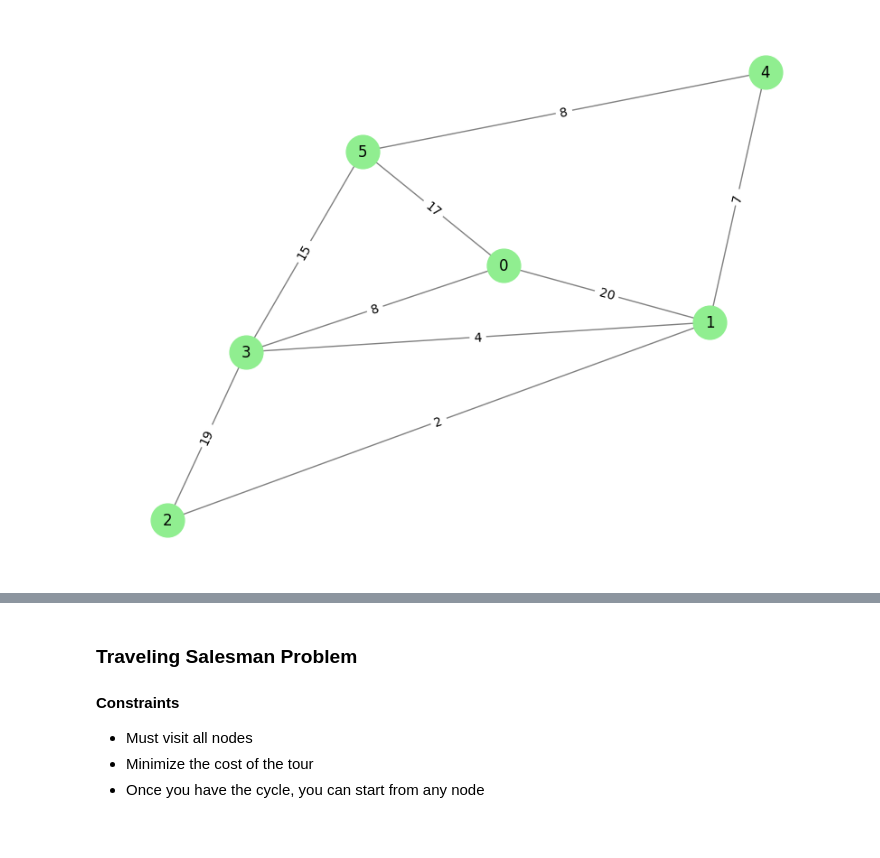
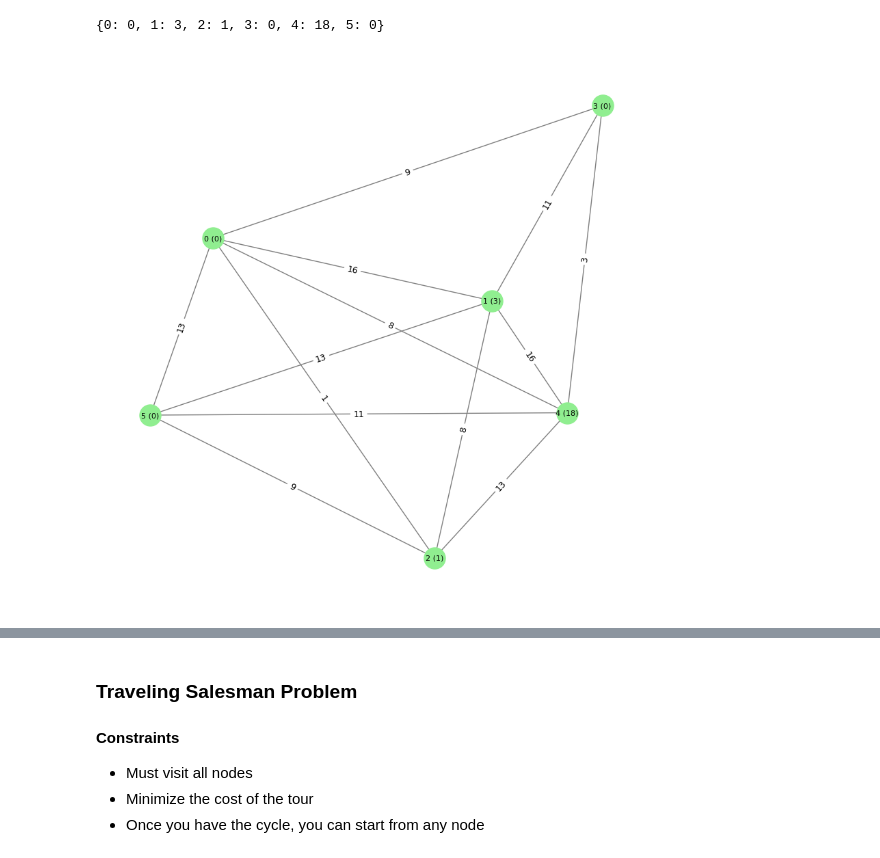
Before and after one commit to malintha/top, a Jupyter notebook: op.ipynb, the cells around one changed output, grey strips where cells are left out. Cells and saved outputs as stored; diff of their text form; code cells hidden in the pictures.

```diff
--- a/op.ipynb
+++ b/op.ipynb
@@ -4,31 +4,101 @@ import random
 import networkx as nx
 import matplotlib.pyplot as plt
 
 def generate_random_weighted_graph(num_nodes, edge_prob, weight_range):
     """
     Generate a random undirected weighted graph.
 
     Parameters:
         num_nodes (int): Number of nodes in the graph.
         edge_prob (float): Probability of an edge existing between two nodes.
         weight_range (tuple): Range (min, max) for edge weights.
 
     Returns:
         G (networkx.Graph): A random undirected weighted graph.
     """
     # Create an empty undirected graph
     G = nx.Graph()
 
     # Add nodes
     G.add_nodes_from(range(num_nodes))
 
     # Add edges with random weights
     for i in range(num_nodes):
         for j in range(i + 1, num_nodes):
             if random.random() < edge_prob:  # Add edge with given probability
                 weight = random.randint(*weight_range)  # Random weight in range
                 G.add_edge(i, j, weight=weight)
 
     return G
+
+def generate_random_connected_weighted_graph(num_nodes, edge_prob, weight_range):
+    """
+    Generate a connected, undirected weighted graph.
+
+    Parameters:
+        num_nodes (int): Number of nodes in the graph.
+        edge_prob (float): Probability of an edge existing between two nodes.
+        weight_range (tuple): Range (min, max) for edge weights.
+
+    Returns:
+        G (networkx.Graph): A connected undirected weighted graph.
+    """
+    if num_nodes < 2:
+        raise ValueError("The graph must have at least 2 nodes.")
+
+    # Create an empty graph
+    G = nx.Graph()
+
+    # Add nodes
+    G.add_nodes_from(range(num_nodes))
+
+    # Step 1: Create a spanning tree to guarantee connectivity
+    nodes = list(range(num_nodes))
+    random.shuffle(nodes)  # Shuffle nodes for randomness
+
+    for i in range(num_nodes - 1):
+        weight = random.randint(*weight_range)
+        G.add_edge(nodes[i], nodes[i + 1], weight=weight)
+
+    # Step 2: Add extra edges based on probability
+    for i in range(num_nodes):
+        for j in range(i + 1, num_nodes):
+            if not G.has_edge(i, j) and random.random() < edge_prob:
+                weight = random.randint(*weight_range)
+                G.add_edge(i, j, weight=weight)
+
+    return G
+
+def vis_graph(g, edge_colors=None):
+    if edge_colors is None:
+        edge_colors = "gray"
+    pos = nx.spring_layout(G, seed=42)  # Layout for node positioning
+    plt.figure(figsize=(8, 8))
+    node_labels = {node: f"{data['label']} ({data['prize']})" for node, data in G.nodes(data=True)}
+
+    nx.draw(G, pos, node_size=500, node_color="lightgreen", edge_color=edge_colors)
+    nx.draw_networkx_labels(G, pos, labels=node_labels, font_size=8)
+
+    edge_labels = nx.get_edge_attributes(G, 'weight')
+    nx.draw_networkx_edge_labels(G, pos, edge_labels=edge_labels, font_size=9)
+    plt.axis("off")
+    plt.show()
+
+num_nodes = 6  # Number of nodes
+edge_prob = 0.8  # Probability of edge creation
+weight_range = (1, 20)  # Weight range for edges
+
+G = generate_random_connected_weighted_graph(num_nodes, edge_prob, weight_range)
+prizes = np.random.randint(20, size=(num_nodes,))
+prizes[0] = prizes[-1] = 0
+prizes = {n: prizes[n] for n in range(num_nodes)}
+labels = {n: f'{n}' for n in range(num_nodes)}
+print(prizes)
+
+nx.set_node_attributes(G, prizes, "prize")
+nx.set_node_attributes(G, labels, "label")
+
+vis_graph(G)
 # %% [output]
+{0: 0, 1: 3, 2: 1, 3: 0, 4: 18, 5: 0}
-[figure, old version]
+[figure, new version]
```
Also changed, not shown: parts of 5 cells of this notebook.
